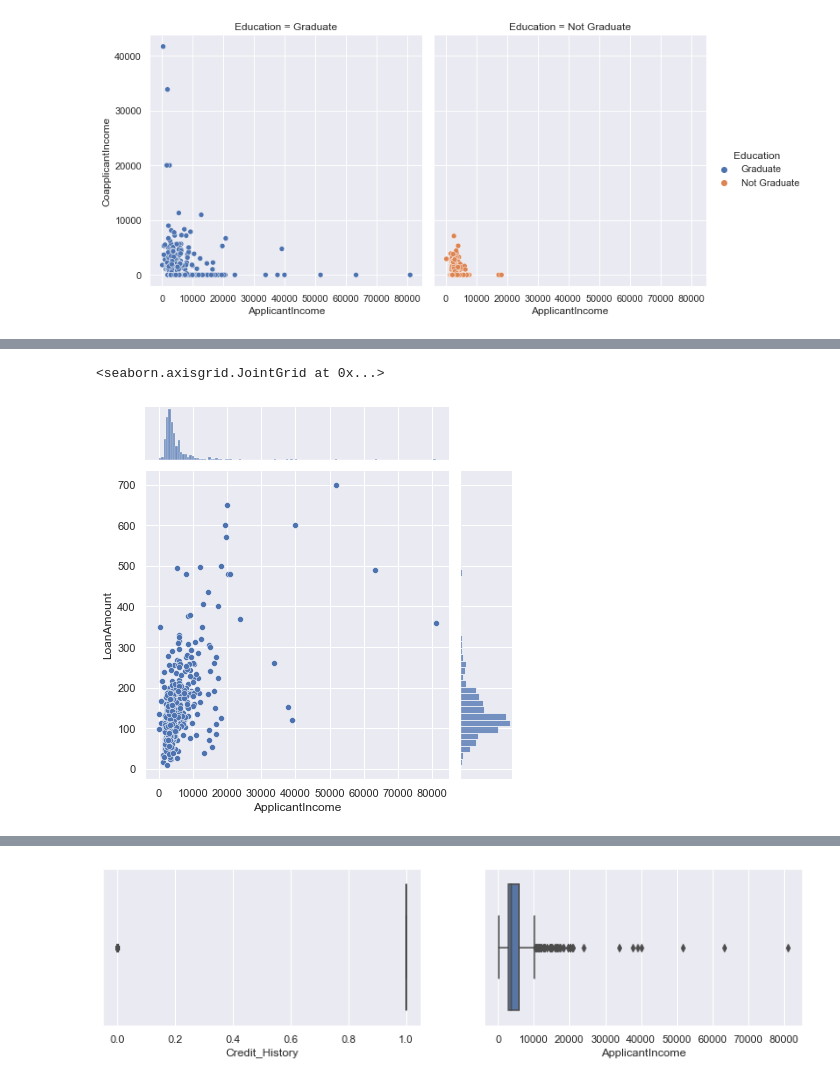
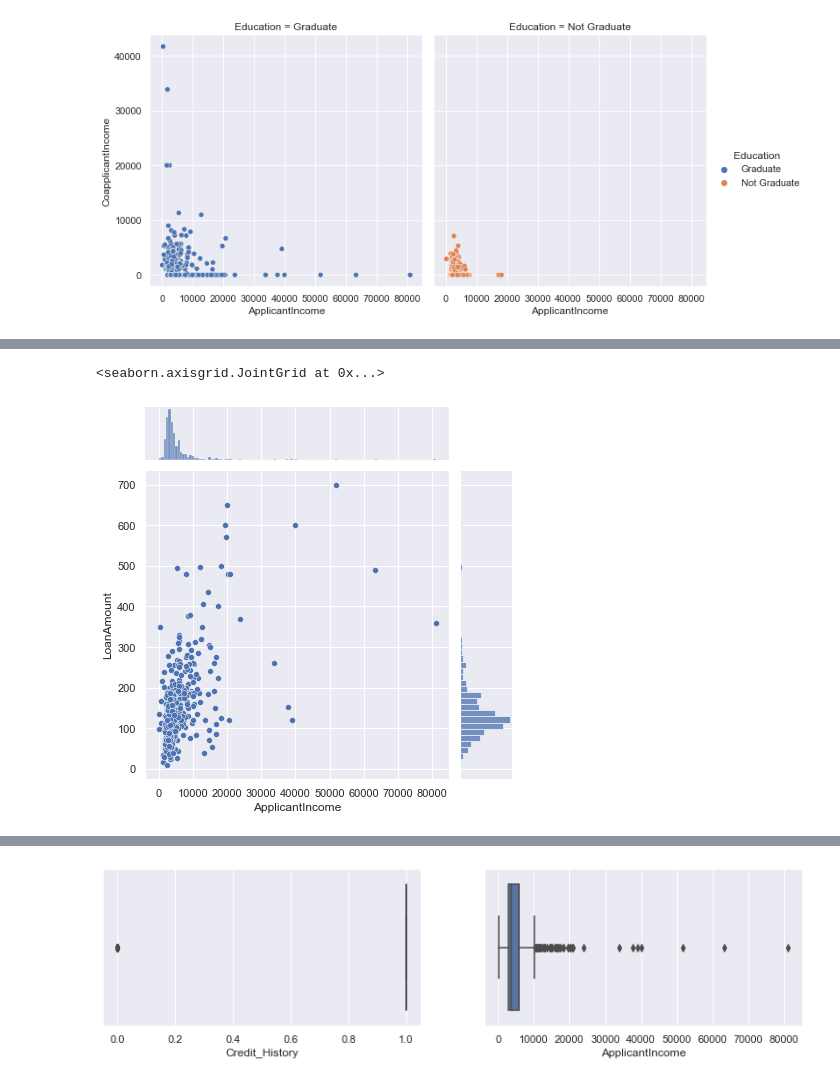
Before and after one commit to shirudeneha7/EDA-PROJECT, a Jupyter notebook: Data Analysis of Loan Eligibility Prediction.ipynb, the cells around one changed output, grey strips where cells are left out. Drawn from its saved outputs; the diff is of its cells as text; code cells hidden in the pictures.

```diff
--- a/Data Analysis of Loan Eligibility Prediction.ipynb
+++ b/Data Analysis of Loan Eligibility Prediction.ipynb
@@ -301,5 +251,5 @@ sns.swarmplot(x="Property_Area",y="LoanAmount",data=loan,ax=g.ax,color="k")
 # %%
-sns.jointplot(x=loan["ApplicantIncome"],y=loan["LoanAmount"])
+sns.jointplot(x=df["ApplicantIncome"],y=df["LoanAmount"])
 # %% [output]
 <seaborn.axisgrid.JointGrid at 0x...>
-[figure, old version]
+[figure, new version]
```
Also changed, not shown: parts of 47 cells of this notebook, 1 other file.
